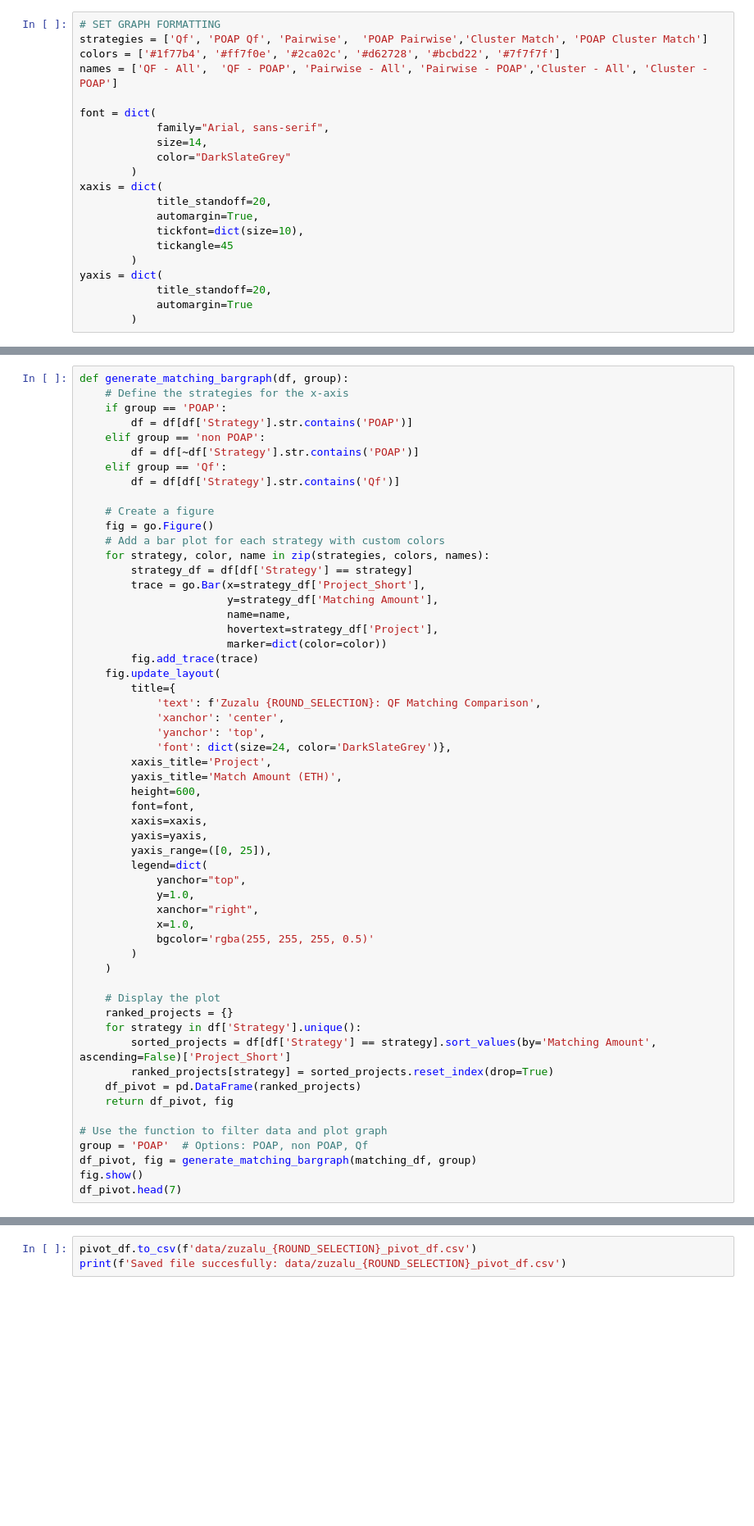
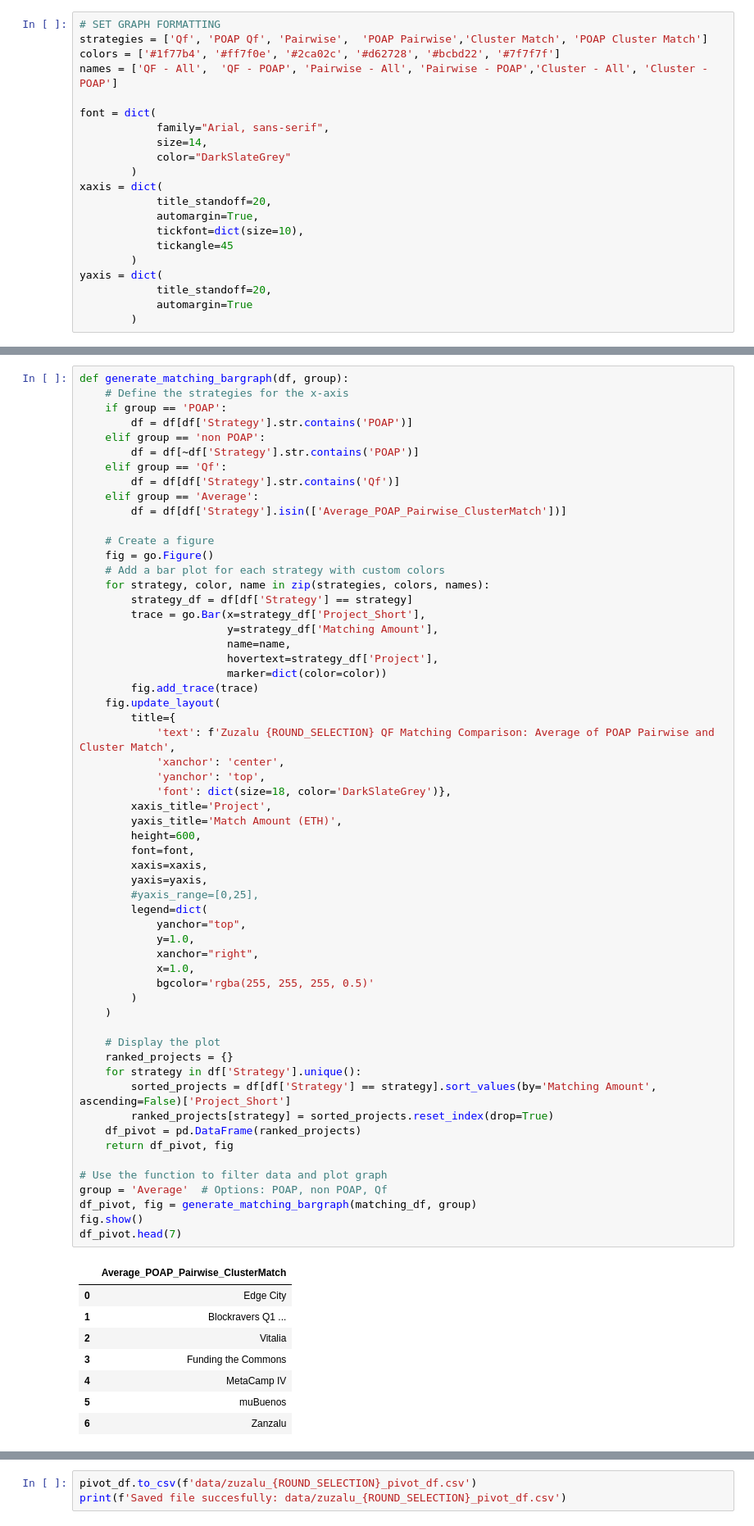
Before and after one commit to ufkhan97/zuzalu_qf_options, a Jupyter notebook: zuzalu_qf_options.ipynb, the cells around one changed output, grey strips where cells are left out. Shown: that part at 82% size. Cells and saved outputs as stored; diff of their text form; blank space fills up the shorter version.

```diff
--- a/zuzalu_qf_options.ipynb
+++ b/zuzalu_qf_options.ipynb
@@ -165,6 +215,8 @@ def generate_matching_bargraph(df, group):
         df = df[~df['Strategy'].str.contains('POAP')]
     elif group == 'Qf':
         df = df[df['Strategy'].str.contains('Qf')]
+    elif group == 'Average':
+        df = df[df['Strategy'].isin(['Average_POAP_Pairwise_ClusterMatch'])]
 
     # Create a figure
     fig = go.Figure()
@@ -179,36 +231,45 @@ def generate_matching_bargraph(df, group):
         fig.add_trace(trace)
     fig.update_layout(
         title={
-            'text': f'Zuzalu {ROUND_SELECTION}: QF Matching Comparison',
+            'text': f'Zuzalu {ROUND_SELECTION} QF Matching Comparison: Average of POAP Pairwise and Cluster Match',
             'xanchor': 'center',
             'yanchor': 'top',
-            'font': dict(size=24, color='DarkSlateGrey')},
+            'font': dict(size=18, color='DarkSlateGrey')},
         xaxis_title='Project',
         yaxis_title='Match Amount (ETH)',
         height=600,
         font=font,
         xaxis=xaxis,
         yaxis=yaxis,
-        yaxis_range=([0, 25]),
+        #yaxis_range=[0,25],
         legend=dict(
             yanchor="top",
             y=1.0,
             xanchor="right",
             x=1.0,
             bgcolor='rgba(255, 255, 255, 0.5)'
         )
     )
 
     # Display the plot
     ranked_projects = {}
     for strategy in df['Strategy'].unique():
         sorted_projects = df[df['Strategy'] == strategy].sort_values(by='Matching Amount', ascending=False)['Project_Short']
         ranked_projects[strategy] = sorted_projects.reset_index(drop=True)
     df_pivot = pd.DataFrame(ranked_projects)
     return df_pivot, fig
 
 # Use the function to filter data and plot graph
-group = 'POAP'  # Options: POAP, non POAP, Qf
+group = 'Average'  # Options: POAP, non POAP, Qf
 df_pivot, fig = generate_matching_bargraph(matching_df, group)
 fig.show()
 df_pivot.head(7)
+# %% [output]
+|  | Average_POAP_Pairwise_ClusterMatch |
+| 0 | Edge City |
+| 1 | Blockravers Q1 ... |
+| 2 | Vitalia |
+| 3 | Funding the Commons |
+| 4 | MetaCamp IV |
+| 5 | muBuenos |
+| 6 | Zanzalu |
```
Also changed, not shown: parts of 9 cells of this notebook, 5 other files.
